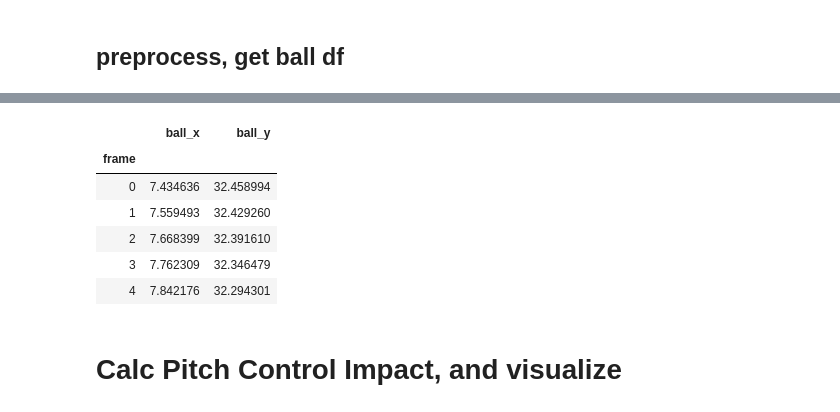
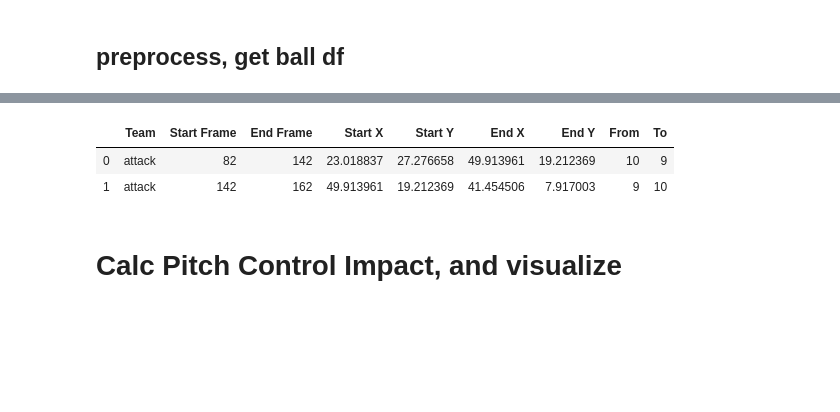
Before and after one commit to cold-eye/Last-Row, a Jupyter notebook: notebooks/3-VerificatePlayerPitchControlImpact.ipynb, the cells around one changed output, grey strips where cells are left out. Saved outputs shown, nothing was run; the diff lists cells and outputs as text; code cells hidden in the pictures; blank space fills up the shorter version.

```diff
--- a/notebooks/3-VerificatePlayerPitchControlImpact.ipynb
+++ b/notebooks/3-VerificatePlayerPitchControlImpact.ipynb
@@ -36,7 +36,8 @@ print(play_list)
 # %%
 play = 'Liverpool [2] - 1 Chelsea'
 data_dir_tmp = os.path.join(data_dir, play)
-df_dict = {infile.split('.')[0]:pd.read_csv(os.path.join(data_dir_tmp, infile), index_col=[0]) for infile in os.listdir(data_dir_tmp)}
+df_dict = {infile.split('.')[0]:pd.read_csv(os.path.join(data_dir_tmp, infile), index_col=[0]) for infile in os.listdir(data_dir_tmp) if not infile.startswith('events.')}
+events_df = pd.read_csv(os.path.join(data_dir_tmp, 'events.csv'))
 # %% [markdown]
 ## preprocess, get ball df
 # %%
@@ -92,10 +97,6 @@ Liverpool_red
 # %%
-ball_df.head()
+events_df.head()
 # %% [output]
-|  | ball_x | ball_y |
-| frame |  |  |
-| 0 | 7.434636 | 32.458994 |
-| 1 | 7.559493 | 32.429260 |
-| 2 | 7.668399 | 32.391610 |
-| 3 | 7.762309 | 32.346479 |
-| 4 | 7.842176 | 32.294301 |
+|  | Team | Start Frame | End Frame | Start X | Start Y | End X | End Y | From | To |
+| 0 | attack | 82 | 142 | 23.018837 | 27.276658 | 49.913961 | 19.212369 | 10 | 9 |
+| 1 | attack | 142 | 162 | 49.913961 | 19.212369 | 41.454506 | 7.917003 | 9 | 10 |
```
Also changed, not shown: parts of 12 cells of this notebook.
